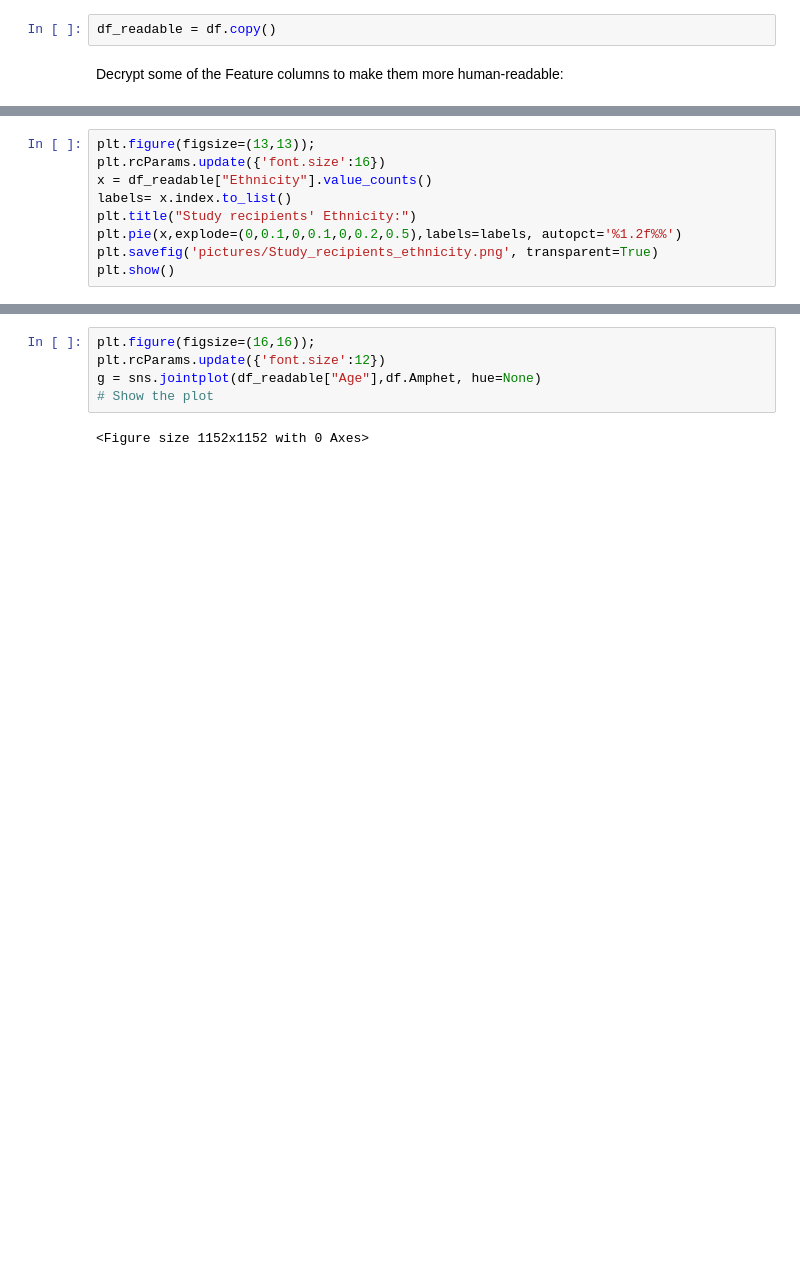
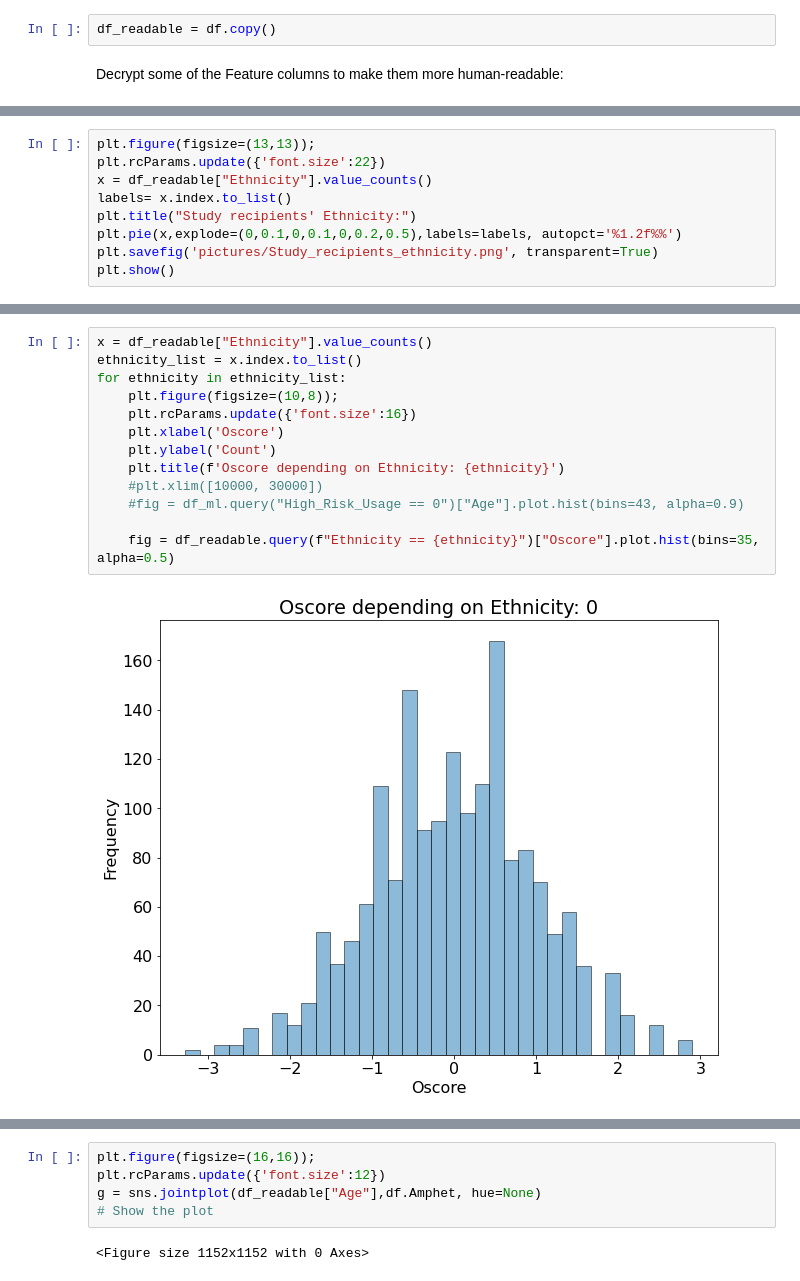
Before and after one commit to Antadurunnu/Drug-Consumption, a Jupyter notebook: Drug_consumption_project.ipynb, the cells around one changed output, grey strips where cells are left out. Drawn from its saved outputs; the diff is of its cells as text; blank space fills up the shorter version.

```diff
--- a/Drug_consumption_project.ipynb
+++ b/Drug_consumption_project.ipynb
@@ -270,6 +266,6 @@ plt.show()
 # %%
 plt.figure(figsize=(13,13));
-plt.rcParams.update({'font.size':16})
+plt.rcParams.update({'font.size':22})
 x = df_readable["Ethnicity"].value_counts()
 labels= x.index.to_list()
 plt.title("Study recipients' Ethnicity:")
@@ -280,0 +287,15 @@ plt.show()
+# %%
+x = df_readable["Ethnicity"].value_counts()
+ethnicity_list = x.index.to_list()
+for ethnicity in ethnicity_list:
+    plt.figure(figsize=(10,8));
+    plt.rcParams.update({'font.size':16})
+    plt.xlabel('Oscore')
+    plt.ylabel('Count')
+    plt.title(f'Oscore depending on Ethnicity: {ethnicity}')
+    #plt.xlim([10000, 30000])
+    #fig = df_ml.query("High_Risk_Usage == 0")["Age"].plot.hist(bins=43, alpha=0.9)
+
+    fig = df_readable.query(f"Ethnicity == {ethnicity}")["Oscore"].plot.hist(bins=35, alpha=0.5)
+# %% [output]
+[figure, added]
```
Also changed, not shown: parts of 27 cells of this notebook, 11 other files.
